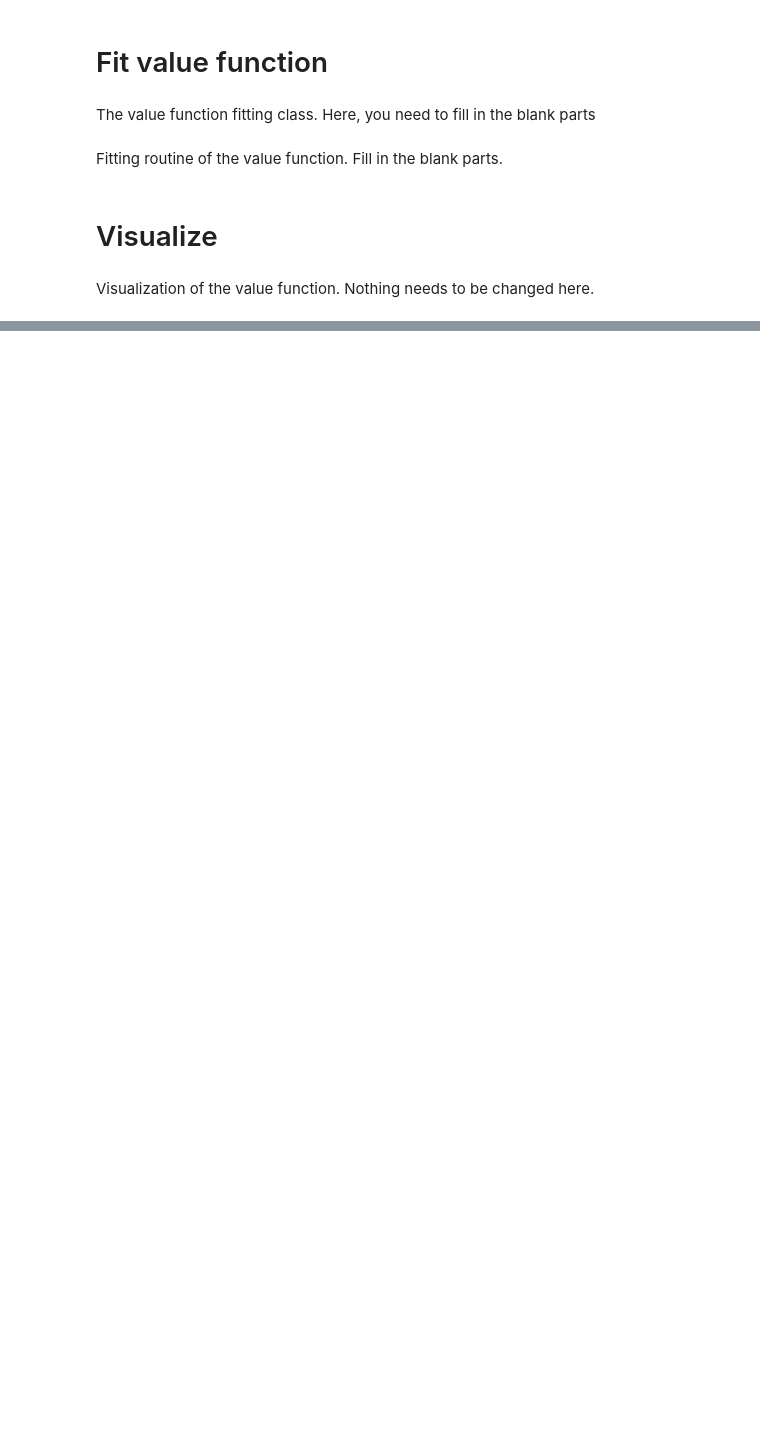
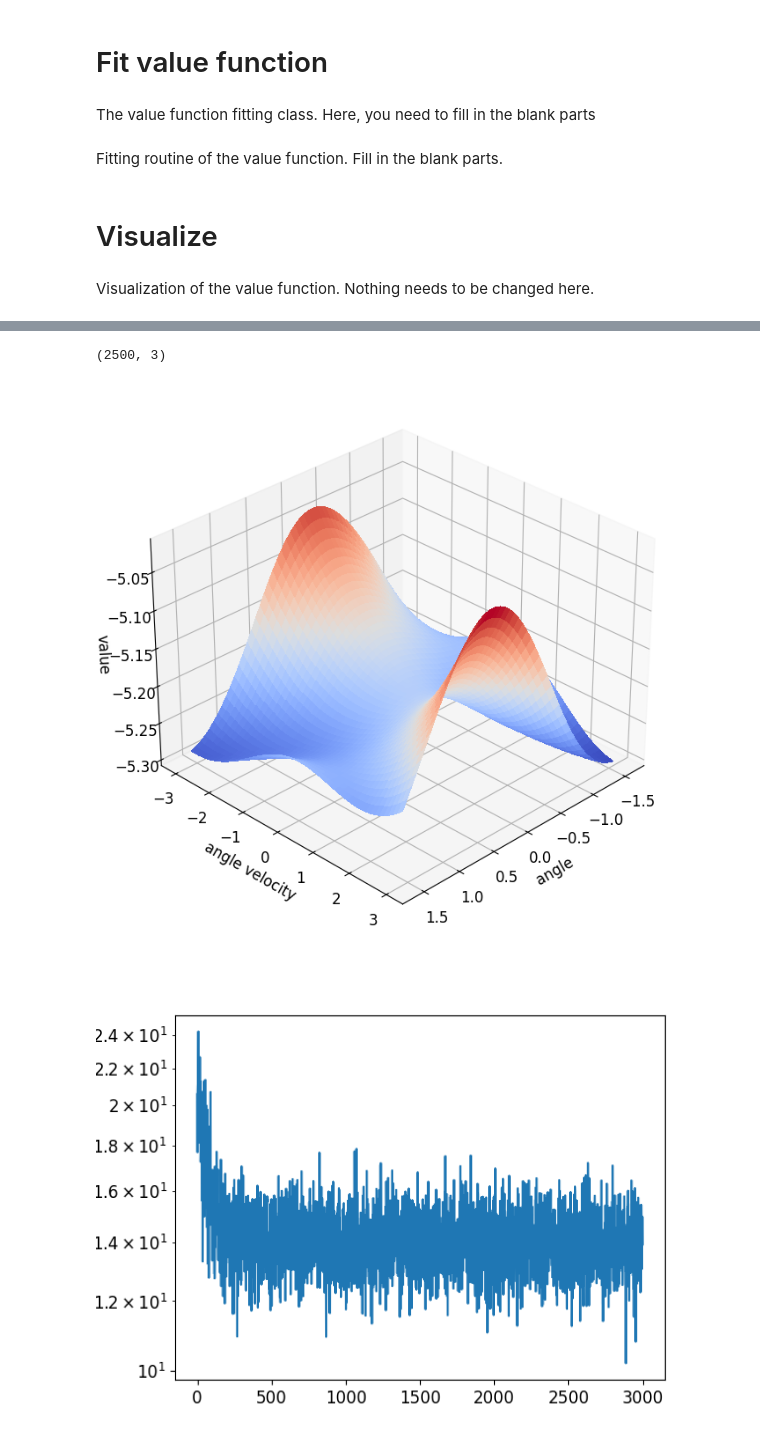
Before and after one commit to SahitiC/RL_course, a Jupyter notebook: Homework6/6_gym_valueapprox/value_approx.ipynb, the cells around one changed output, grey strips where cells are left out. Saved outputs shown, nothing was run; the diff lists cells and outputs as text; code cells hidden in the pictures; blank space fills up the shorter version.

```diff
--- a/Homework6/6_gym_valueapprox/value_approx.ipynb
+++ b/Homework6/6_gym_valueapprox/value_approx.ipynb
@@ -170,0 +194,9 @@ def plot_value_function(value_function):
+# %%
+# gamma=0.5
+valuefunc = ValueFunction(observation_dim=env.observation_space.shape[0])
+fit_value(iter_fit=3000, gamma=0.5)
+plot_value_function(valuefunc) # plot value function after learning
+# %% [output]
+(2500, 3)
+[figure, added]
+[figure, added]
```
Also changed, not shown: parts of 8 cells of this notebook, 1 other file.
